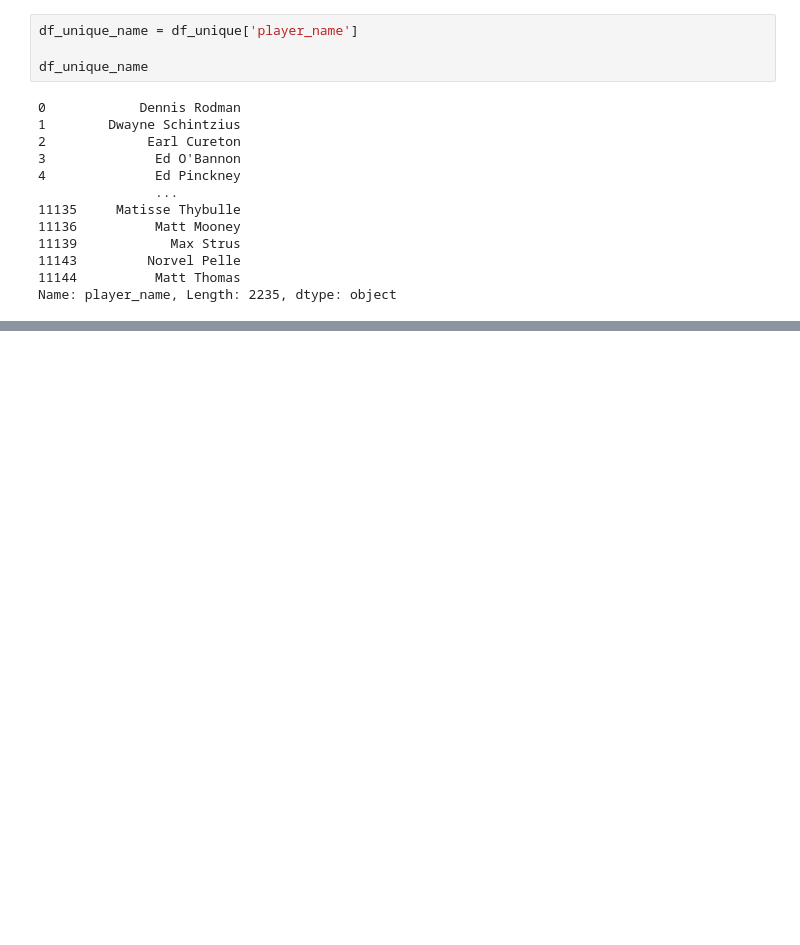
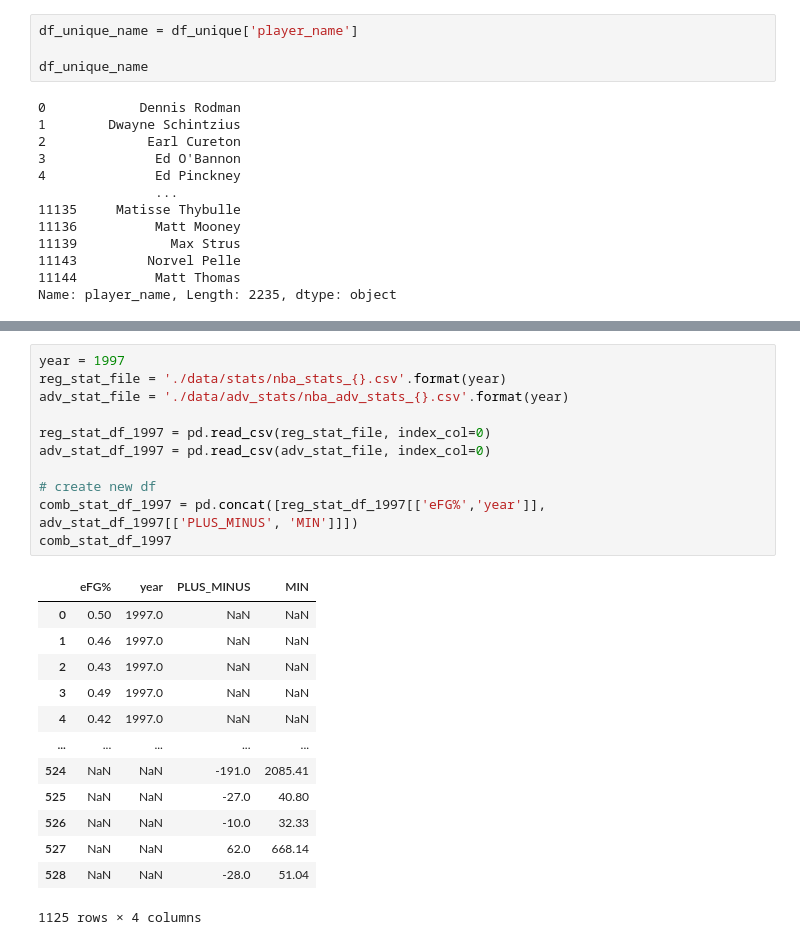
Before and after one commit to viethuy25/nba_stat, a Jupyter notebook: analysis.ipynb, the cells around one changed output, grey strips where cells are left out. Cells and saved outputs as stored; diff of their text form; blank space fills up the shorter version.

Commit message:
Crawled data successfully. Starting merging and reformating

```diff
--- a/analysis.ipynb
+++ b/analysis.ipynb
@@ -254,0 +279,25 @@ Name: player_name, Length: 2235, dtype: object
+# %%
+year = 1997
+reg_stat_file = './data/stats/nba_stats_{}.csv'.format(year)
+adv_stat_file = './data/adv_stats/nba_adv_stats_{}.csv'.format(year)
+
+reg_stat_df_1997 = pd.read_csv(reg_stat_file, index_col=0)
+adv_stat_df_1997 = pd.read_csv(adv_stat_file, index_col=0)
+
+# create new df
+comb_stat_df_1997 = pd.concat([reg_stat_df_1997[['eFG%','year']], adv_stat_df_1997[['PLUS_MINUS', 'MIN']]])
+comb_stat_df_1997
+# %% [output]
+|  | eFG% | year | PLUS_MINUS | MIN |
+| 0 | 0.50 | 1997.0 | NaN | NaN |
+| 1 | 0.46 | 1997.0 | NaN | NaN |
+| 2 | 0.43 | 1997.0 | NaN | NaN |
+| 3 | 0.49 | 1997.0 | NaN | NaN |
+| 4 | 0.42 | 1997.0 | NaN | NaN |
+| ... | ... | ... | ... | ... |
+| 524 | NaN | NaN | -191.0 | 2085.41 |
+| 525 | NaN | NaN | -27.0 | 40.80 |
+| 526 | NaN | NaN | -10.0 | 32.33 |
+| 527 | NaN | NaN | 62.0 | 668.14 |
+| 528 | NaN | NaN | -28.0 | 51.04 |
+1125 rows × 4 columns
```
Also changed, not shown: parts of 3 cells of this notebook, 1 other file.
